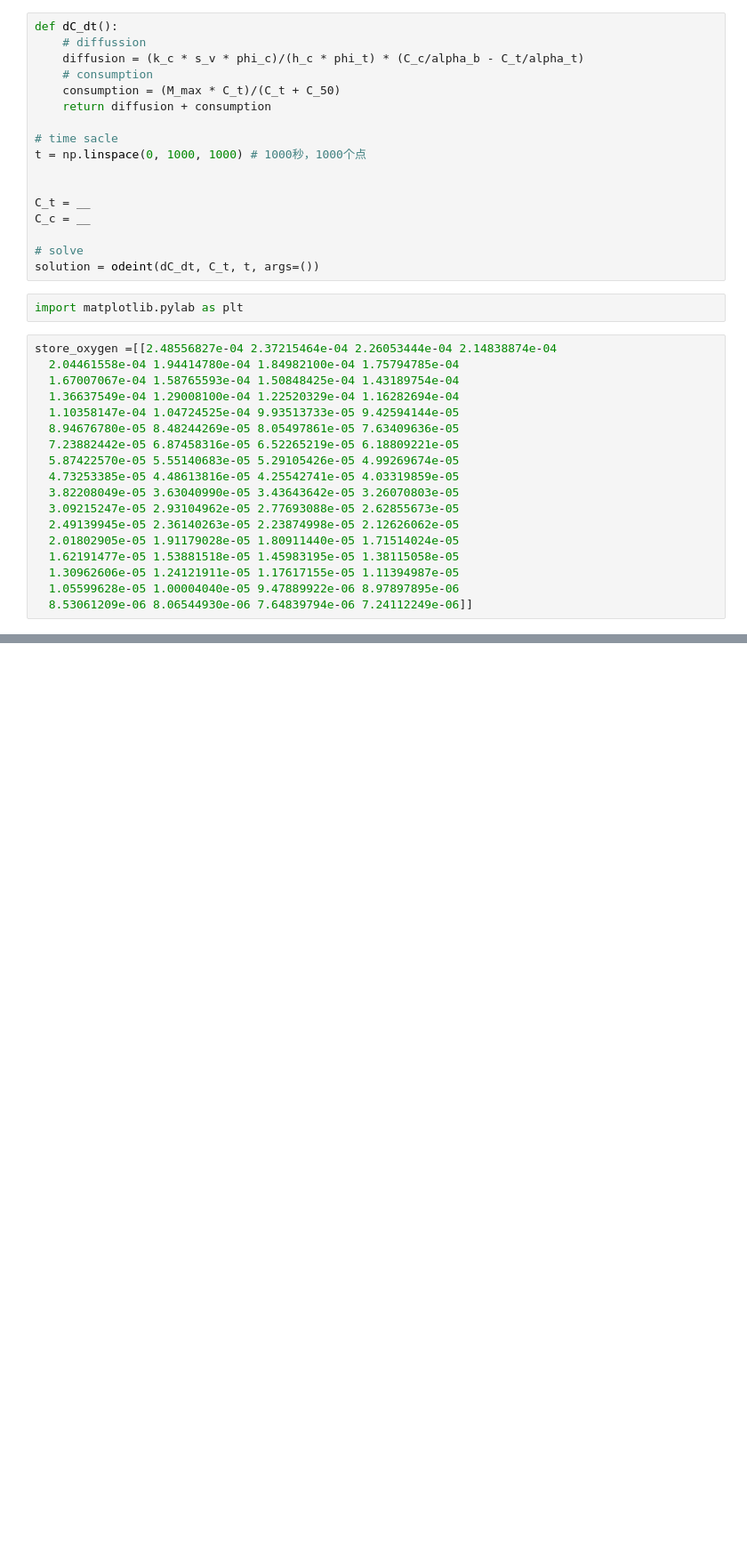
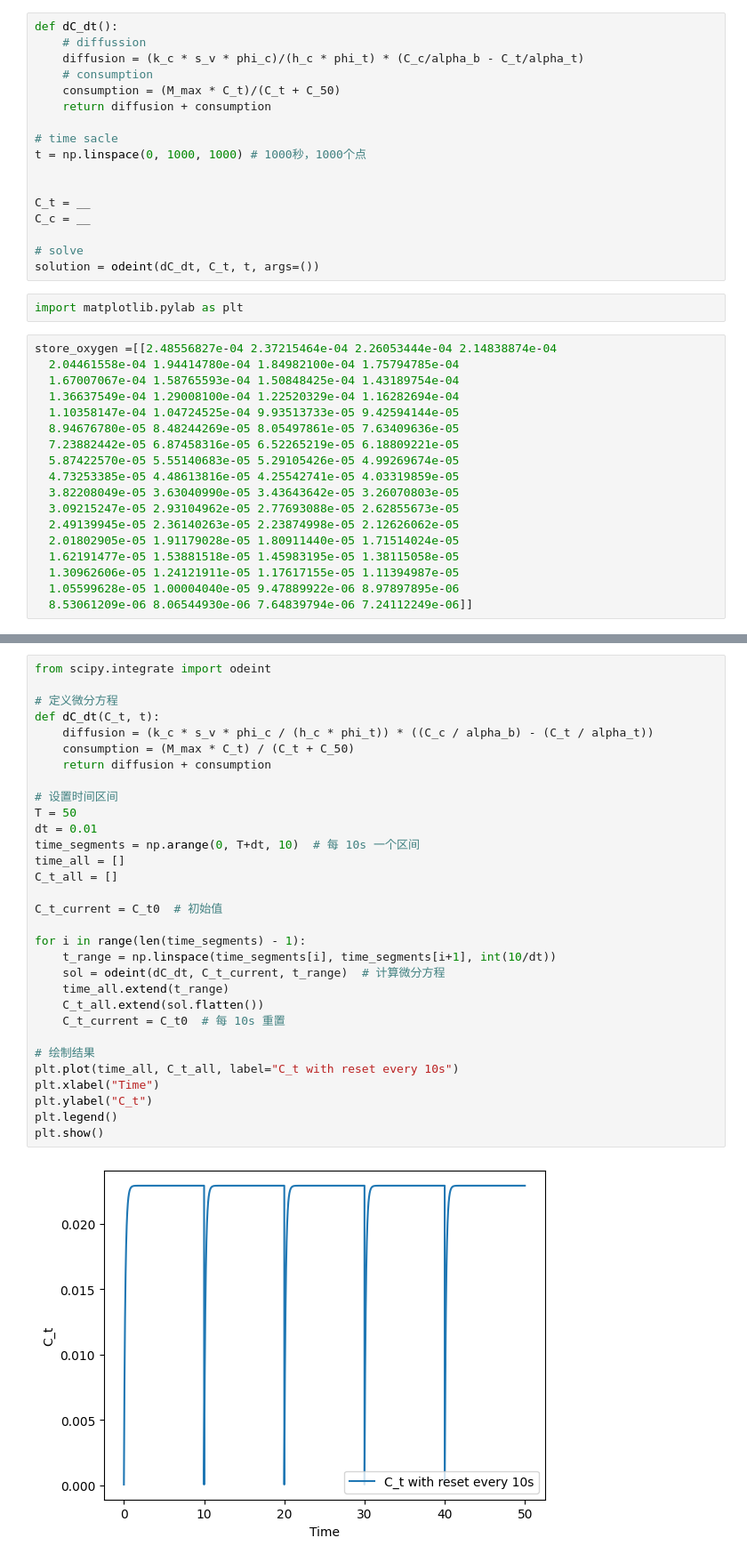
Before and after one commit to archiezq/BloodPressure, a Jupyter notebook: test.ipynb, the cells around one changed output, grey strips where cells are left out. Shown at 89% size. Cells and saved outputs as stored; diff of their text form; blank space fills up the shorter version.

```diff
--- a/test.ipynb
+++ b/test.ipynb
@@ -46,0 +189,33 @@ store_oxygen =[[2.48556827e-04 2.37215464e-04 2.26053444e-04 2.14838874e-04
+# %%
+from scipy.integrate import odeint
+
+# 定义微分方程
+def dC_dt(C_t, t):
+    diffusion = (k_c * s_v * phi_c / (h_c * phi_t)) * ((C_c / alpha_b) - (C_t / alpha_t))
+    consumption = (M_max * C_t) / (C_t + C_50)
+    return diffusion + consumption
+
+# 设置时间区间
+T = 50
+dt = 0.01
+time_segments = np.arange(0, T+dt, 10)  # 每 10s 一个区间
+time_all = []
+C_t_all = []
+
+C_t_current = C_t0  # 初始值
+
+for i in range(len(time_segments) - 1):
+    t_range = np.linspace(time_segments[i], time_segments[i+1], int(10/dt))
+    sol = odeint(dC_dt, C_t_current, t_range)  # 计算微分方程
+    time_all.extend(t_range)
+    C_t_all.extend(sol.flatten())
+    C_t_current = C_t0  # 每 10s 重置
+
+# 绘制结果
+plt.plot(time_all, C_t_all, label="C_t with reset every 10s")
+plt.xlabel("Time")
+plt.ylabel("C_t")
+plt.legend()
+plt.show()
+# %% [output]
+[figure, added]
```
Also changed, not shown: parts of 5 cells of this notebook, 6 other files.
